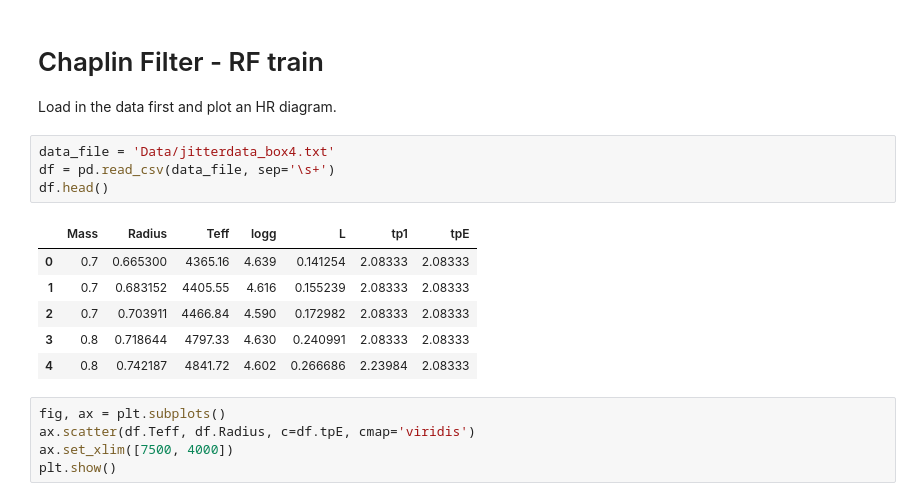
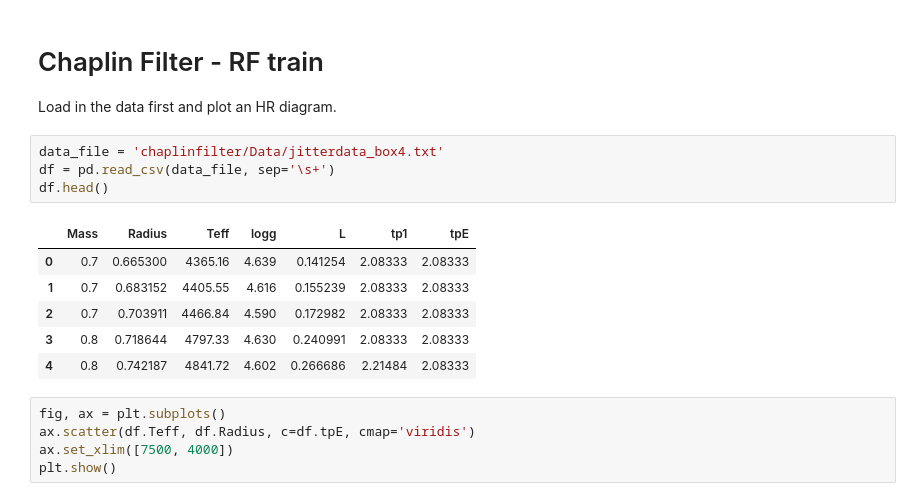
Before and after one commit to grd349/ChaplinFilter, a Jupyter notebook: RF test.ipynb, the cells around one changed output. Drawn from its saved outputs; the diff is of its cells as text.

```diff
--- a/RF test.ipynb
+++ b/RF test.ipynb
@@ -8,16 +8,16 @@ import seaborn as sns
 
 Load in the data first and plot an HR diagram.
 # %%
-data_file = 'Data/jitterdata_box4.txt'
+data_file = 'chaplinfilter/Data/jitterdata_box4.txt'
 df = pd.read_csv(data_file, sep='\s+')
 df.head()
 # %% [output]
 |  | Mass | Radius | Teff | logg | L | tp1 | tpE |
 | 0 | 0.7 | 0.665300 | 4365.16 | 4.639 | 0.141254 | 2.08333 | 2.08333 |
 | 1 | 0.7 | 0.683152 | 4405.55 | 4.616 | 0.155239 | 2.08333 | 2.08333 |
 | 2 | 0.7 | 0.703911 | 4466.84 | 4.590 | 0.172982 | 2.08333 | 2.08333 |
 | 3 | 0.8 | 0.718644 | 4797.33 | 4.630 | 0.240991 | 2.08333 | 2.08333 |
-| 4 | 0.8 | 0.742187 | 4841.72 | 4.602 | 0.266686 | 2.23984 | 2.08333 |
+| 4 | 0.8 | 0.742187 | 4841.72 | 4.602 | 0.266686 | 2.21484 | 2.08333 |
 # %%
 fig, ax = plt.subplots()
 ax.scatter(df.Teff, df.Radius, c=df.tpE, cmap='viridis')
```
Also changed, not shown: parts of 8 cells of this notebook, 5 other files.
